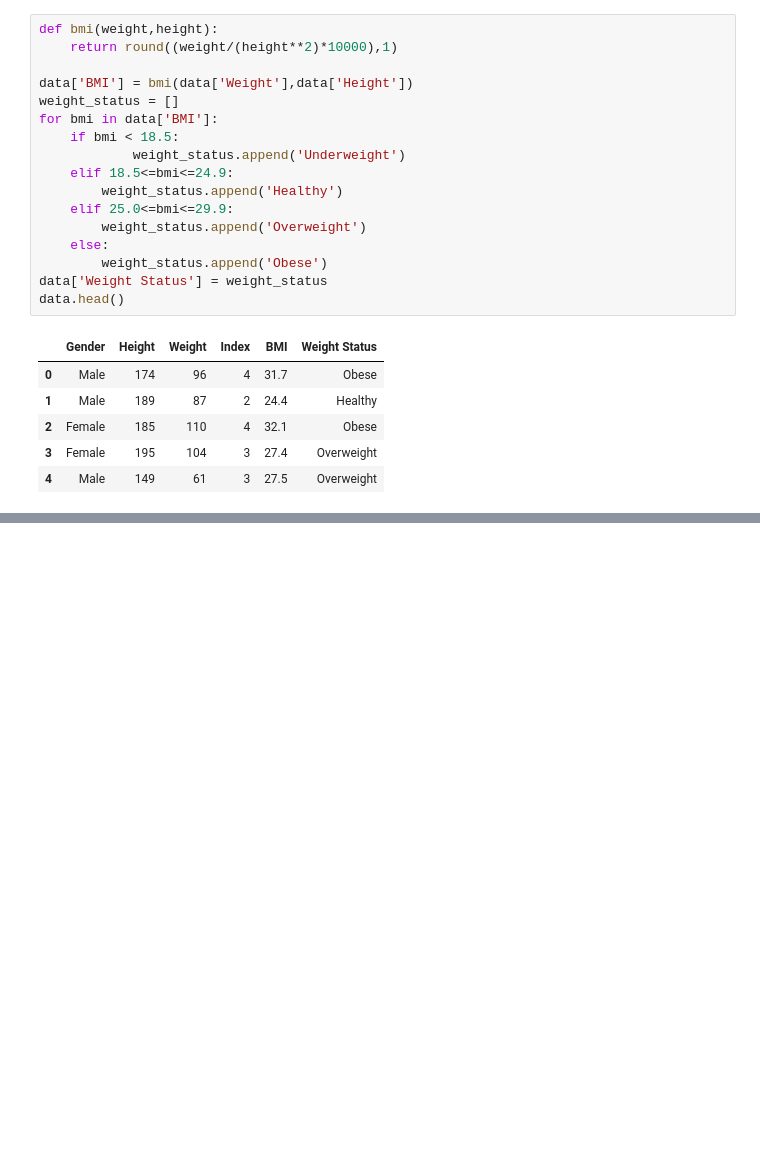
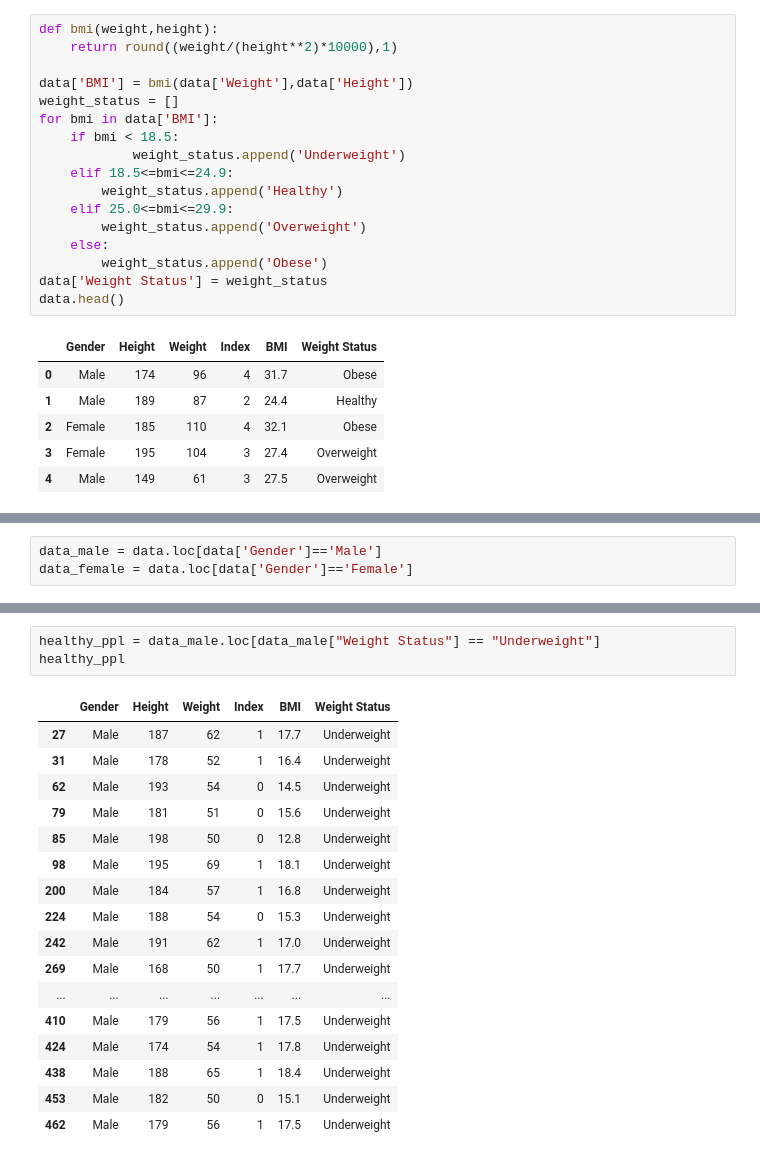
Before and after one commit to Forcystus91/Strive_challenge, a Jupyter notebook: strve_nutrition.ipynb, the cells around one changed output, grey strips where cells are left out. Cells and saved outputs as stored; diff of their text form; blank space fills up the shorter version.

```diff
--- a/strve_nutrition.ipynb
+++ b/strve_nutrition.ipynb
@@ -38,0 +88,3 @@ data.head()
+# %%
+data_male = data.loc[data['Gender']=='Male']
+data_female = data.loc[data['Gender']=='Female']
@@ -38,0 +179,21 @@ data.head()
+# %%
+healthy_ppl = data_male.loc[data_male["Weight Status"] == "Underweight"]
+healthy_ppl
+# %% [output]
+|  | Gender | Height | Weight | Index | BMI | Weight Status |
+| 27 | Male | 187 | 62 | 1 | 17.7 | Underweight |
+| 31 | Male | 178 | 52 | 1 | 16.4 | Underweight |
+| 62 | Male | 193 | 54 | 0 | 14.5 | Underweight |
+| 79 | Male | 181 | 51 | 0 | 15.6 | Underweight |
+| 85 | Male | 198 | 50 | 0 | 12.8 | Underweight |
+| 98 | Male | 195 | 69 | 1 | 18.1 | Underweight |
+| 200 | Male | 184 | 57 | 1 | 16.8 | Underweight |
+| 224 | Male | 188 | 54 | 0 | 15.3 | Underweight |
+| 242 | Male | 191 | 62 | 1 | 17.0 | Underweight |
+| 269 | Male | 168 | 50 | 1 | 17.7 | Underweight |
+| ... | ... | ... | ... | ... | ... | ... |
+| 410 | Male | 179 | 56 | 1 | 17.5 | Underweight |
+| 424 | Male | 174 | 54 | 1 | 17.8 | Underweight |
+| 438 | Male | 188 | 65 | 1 | 18.4 | Underweight |
+| 453 | Male | 182 | 50 | 0 | 15.1 | Underweight |
+| 462 | Male | 179 | 56 | 1 | 17.5 | Underweight |
```
Also changed, not shown: parts of 17 cells of this notebook.
